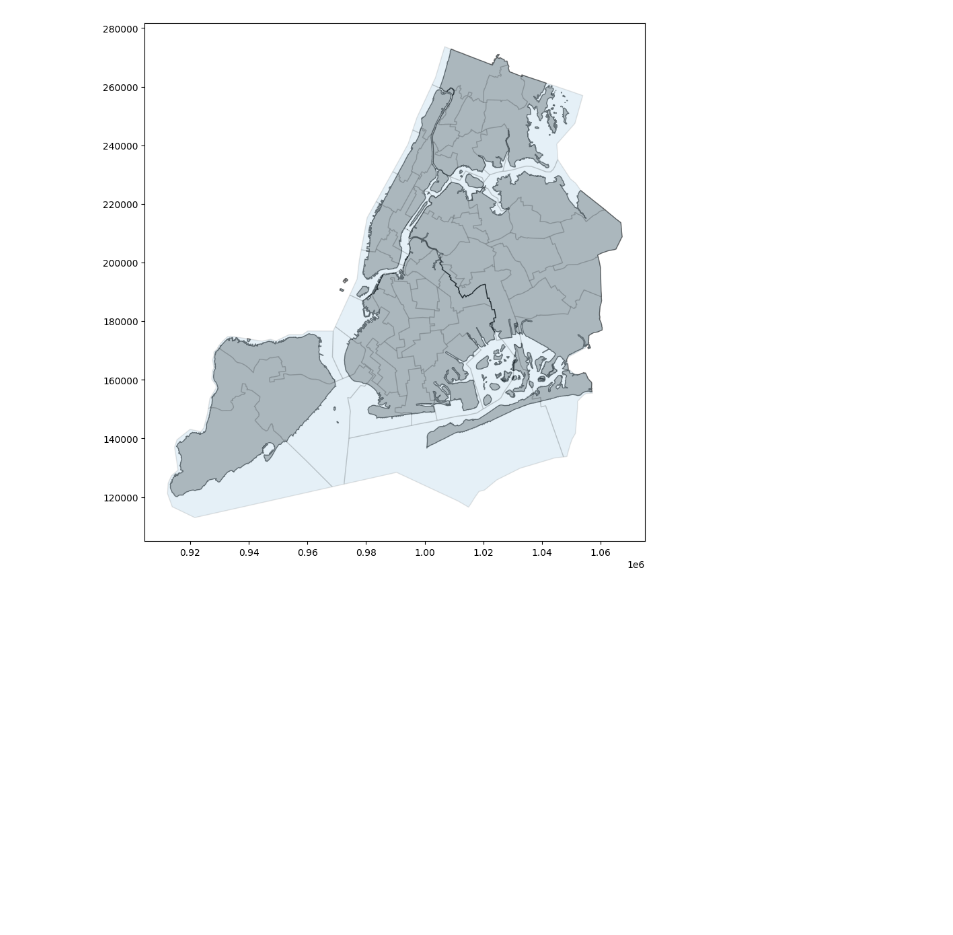
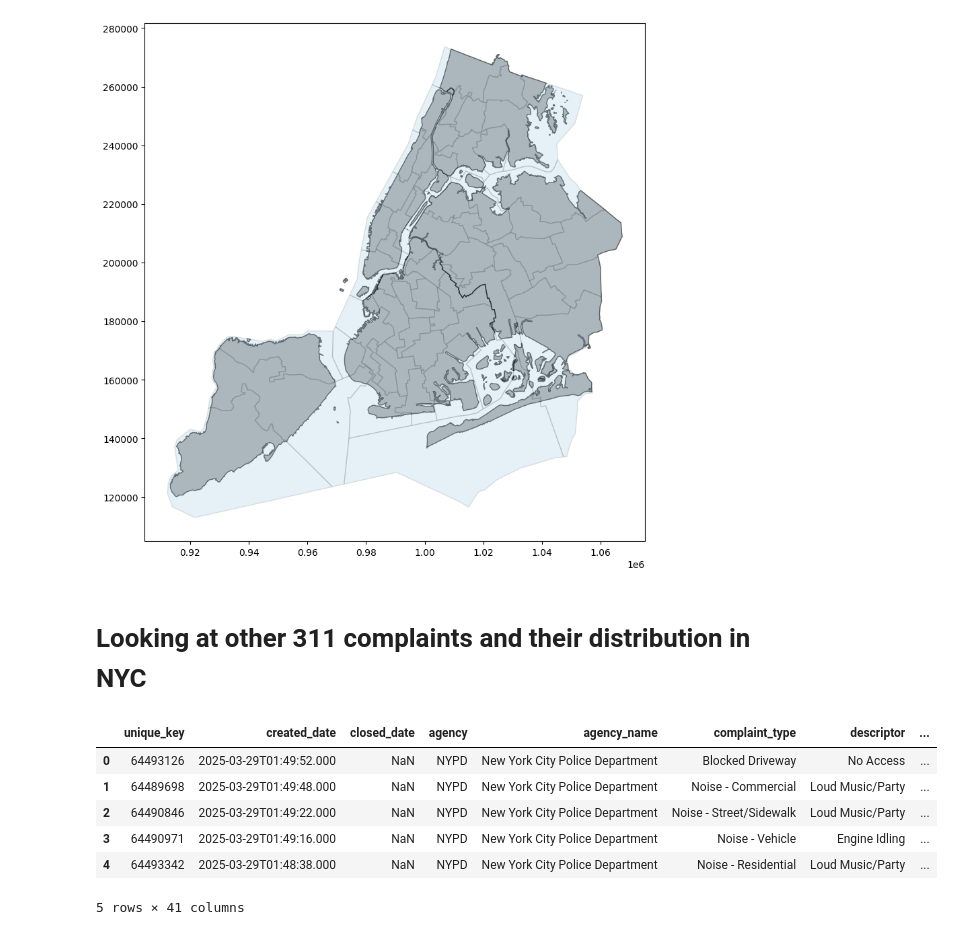
Before and after one commit to abretti/em212-applied-data-science, a Jupyter notebook: Final_Project.ipynb, the cells around one changed output. Drawn from its saved outputs; the diff is of its cells as text; code cells hidden in the pictures; blank space fills up the shorter version.

```diff
--- a/Final_Project.ipynb
+++ b/Final_Project.ipynb
@@ -218,3 +232,5 @@ ccd.plot(ax = ax, edgecolor = 'k', alpha = 0.1)
 plt.show()
 # %% [output]
 [figure]
+# %% [markdown]
+# Looking at other 311 complaints and their distribution in NYC
@@ -220,0 +239,10 @@ plt.show()
+# %%
+all_complaints_10k.head()
+# %% [output]
+|  | unique_key | created_date | closed_date | agency | agency_name | complaint_type | descriptor | ... |
+| 0 | 64493126 | 2025-03-29T01:49:52.000 | NaN | NYPD | New York City Police Department | Blocked Driveway | No Access | ... |
+| 1 | 64489698 | 2025-03-29T01:49:48.000 | NaN | NYPD | New York City Police Department | Noise - Commercial | Loud Music/Party | ... |
+| 2 | 64490846 | 2025-03-29T01:49:22.000 | NaN | NYPD | New York City Police Department | Noise - Street/Sidewalk | Loud Music/Party | ... |
+| 3 | 64490971 | 2025-03-29T01:49:16.000 | NaN | NYPD | New York City Police Department | Noise - Vehicle | Engine Idling | ... |
+| 4 | 64493342 | 2025-03-29T01:48:38.000 | NaN | NYPD | New York City Police Department | Noise - Residential | Loud Music/Party | ... |
+5 rows × 41 columns
```
Also changed, not shown: parts of 28 cells of this notebook.
